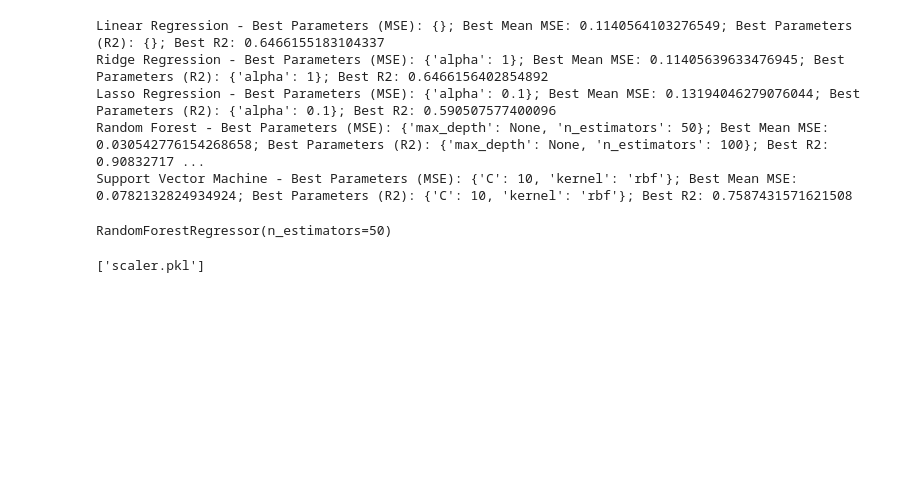
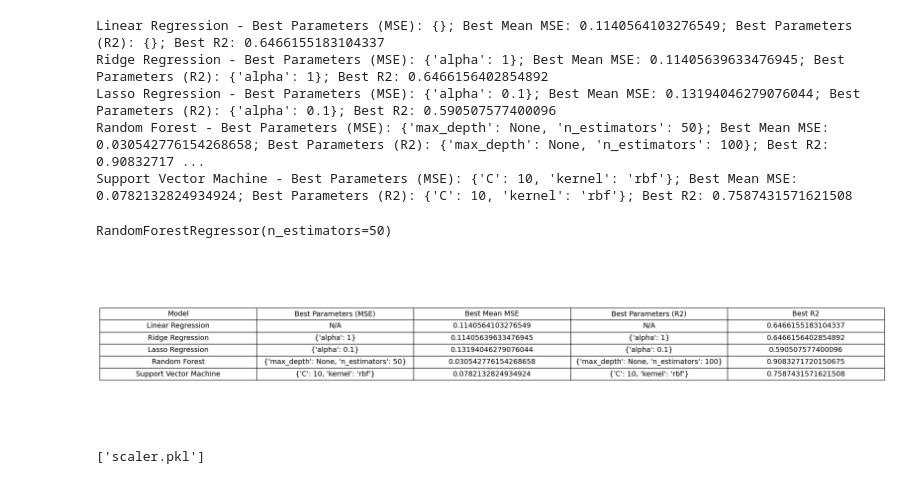
Before and after one commit to shaficse/SalaryPrediction, a Jupyter notebook: SalaryPrediction.ipynb, the cells around one changed output. Cells and saved outputs as stored; diff of their text form; code cells hidden in the pictures; blank space fills up the shorter version.

```diff
--- a/SalaryPrediction.ipynb
+++ b/SalaryPrediction.ipynb
@@ -891,6 +887,39 @@ Lasso Regression - Best Parameters (MSE): {'alpha': 0.1}; Best Mean MSE: 0.13194
 Random Forest - Best Parameters (MSE): {'max_depth': None, 'n_estimators': 50}; Best Mean MSE: 0.030542776154268658; Best Parameters (R2): {'max_depth': None, 'n_estimators': 100}; Best R2: 0.90832717 ...
 Support Vector Machine - Best Parameters (MSE): {'C': 10, 'kernel': 'rbf'}; Best Mean MSE: 0.0782132824934924; Best Parameters (R2): {'C': 10, 'kernel': 'rbf'}; Best R2: 0.7587431571621508
 RandomForestRegressor(n_estimators=50)
+# %%
+import matplotlib.pyplot as plt
+import pandas as pd
+
+# Creating data for the table
+data = {
+    "Model": ["Linear Regression", "Ridge Regression", "Lasso Regression",
+              "Random Forest", "Support Vector Machine"],
+    "Best Parameters (MSE)": ["N/A", "{'alpha': 1}", "{'alpha': 0.1}",
+                              "{'max_depth': None, 'n_estimators': 50}", "{'C': 10, 'kernel': 'rbf'}"],
+    "Best Mean MSE": [0.1140564103276549, 0.11405639633476945, 0.13194046279076044,
+                      0.030542776154268658, 0.0782132824934924],
+    "Best Parameters (R2)": ["N/A", "{'alpha': 1}", "{'alpha': 0.1}",
+                             "{'max_depth': None, 'n_estimators': 100}", "{'C': 10, 'kernel': 'rbf'}"],
+    "Best R2": [0.6466155183104337, 0.6466156402854892, 0.590507577400096,
+                0.9083271720150675, 0.7587431571621508]
+}
+
+df = pd.DataFrame(data)
+
+fig, ax = plt.subplots(figsize=(14, 6))  # Using the previously enlarged frame size
+ax.axis('tight')
+ax.axis('off')
+
+# Creating the table with a larger font size
+table = ax.table(cellText=df.values, colLabels=df.columns, cellLoc = 'center', loc='center')
+table.auto_set_font_size(False)
+table.set_fontsize(14)  # Increasing the font size
+table.scale(2, 2)
+
+plt.show()
+# %% [output]
+[figure, added]
 # %%
 import joblib
 # Save the model and scaler to files
```
Also changed, not shown: parts of 10 cells of this notebook.
